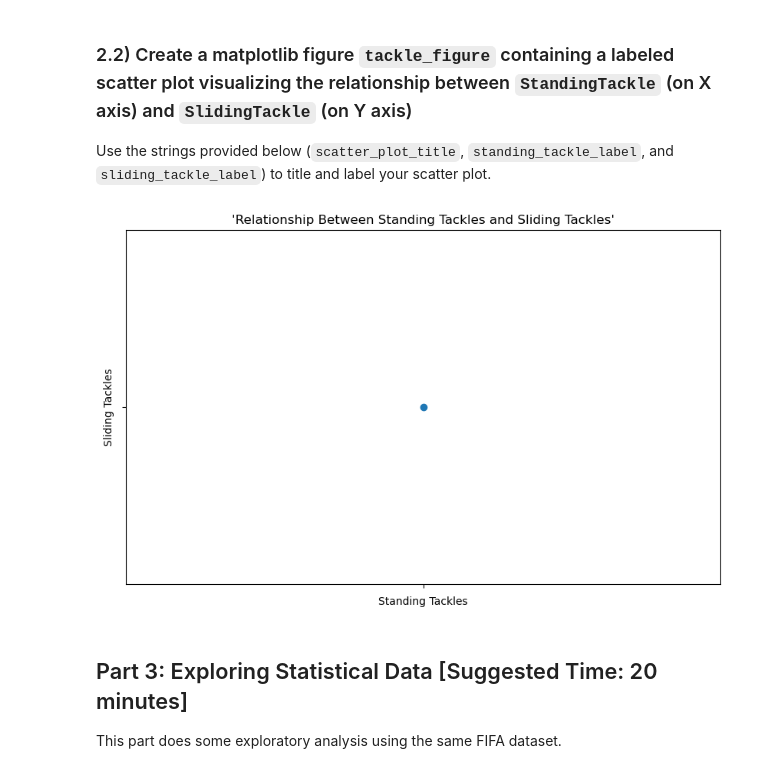
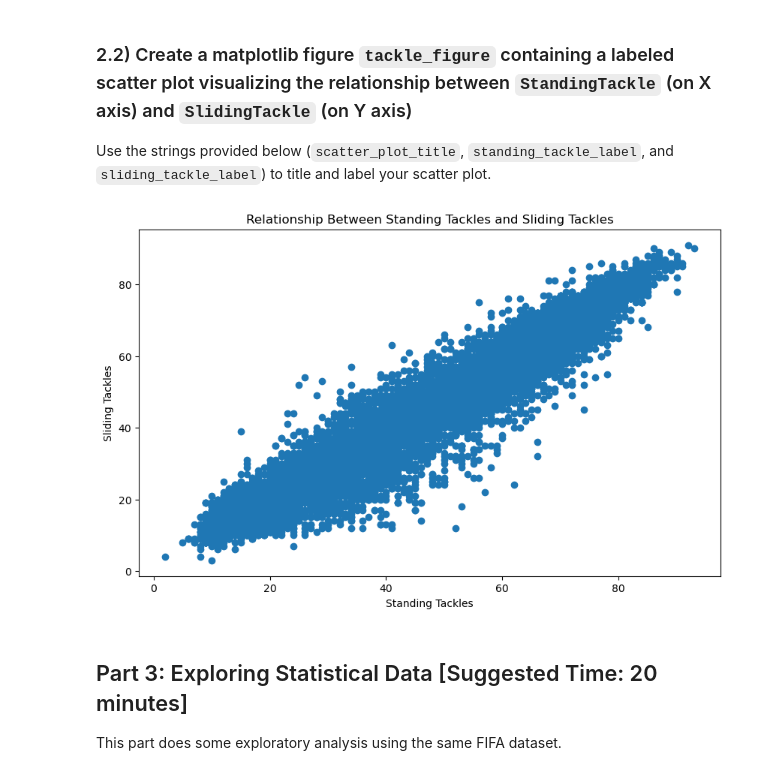
Before and after one commit to Cheptoi-Millicent/DSF-PT8-P1, a Jupyter notebook: p1_code_challenge.ipynb, the cells around one changed output. Cells and saved outputs as stored; diff of their text form; code cells hidden in the pictures.

```diff
--- a/p1_code_challenge.ipynb
+++ b/p1_code_challenge.ipynb
@@ -171,26 +197,34 @@ assert player_count_figure.axes[0].get_xlabel() != ''
 ### 2.2) Create a matplotlib figure `tackle_figure` containing a labeled scatter plot visualizing the relationship between `StandingTackle` (on X axis) and `SlidingTackle` (on Y axis)
 
 Use the strings provided below (`scatter_plot_title`, `standing_tackle_label`, and `sliding_tackle_label`) to title and label your scatter plot.
-# %%
-# CodeGrade step2.2
-
-#scatter_plot_title = 'Relationship Between Standing Tackles and Sliding Tackles'
-#standing_tackle_label = 'Standing Tackles'
-#sliding_tackle_label = 'Sliding Tackles'
-
-tackle_figure, ax = plt.subplots(figsize=(10, 6))
-
-# Your code here
-ax.scatter('', '')
-# title
-plt.title("'Relationship Between Standing Tackles and Sliding Tackles'")
-# x-axis label
-plt.xlabel('Standing Tackles')
-# y-axis label
-plt.ylabel('Sliding Tackles')
-plt.show()
-# %% [output]
-[figure, removed]
+# %%
+import matplotlib.pyplot as plt
+import matplotlib.pyplot as plt
+
+# Data
+standing_tackles = df['StandingTackle']
+sliding_tackles =  df['SlidingTackle']
+
+# Provided strings
+scatter_plot_title = 'Relationship Between Standing Tackles and Sliding Tackles'
+standing_tackle_label = 'Standing Tackles'
+sliding_tackle_label = 'Sliding Tackles'
+
+# Create a matplotlib figure and axis
+tackle_figure, ax = plt.subplots(figsize=(10, 6))
+
+# Create the scatter plot
+ax.scatter(standing_tackles, sliding_tackles)
+
+# Set the title and labels
+ax.set_title(scatter_plot_title)
+ax.set_xlabel(standing_tackle_label)
+ax.set_ylabel(sliding_tackle_label)
+
+# Show the plot
+plt.show()
+# %% [output]
+[figure, added]
 # %%
 # This test confirms that you have created a figure named tackle_figure
 
```
Also changed, not shown: parts of 11 cells of this notebook.
